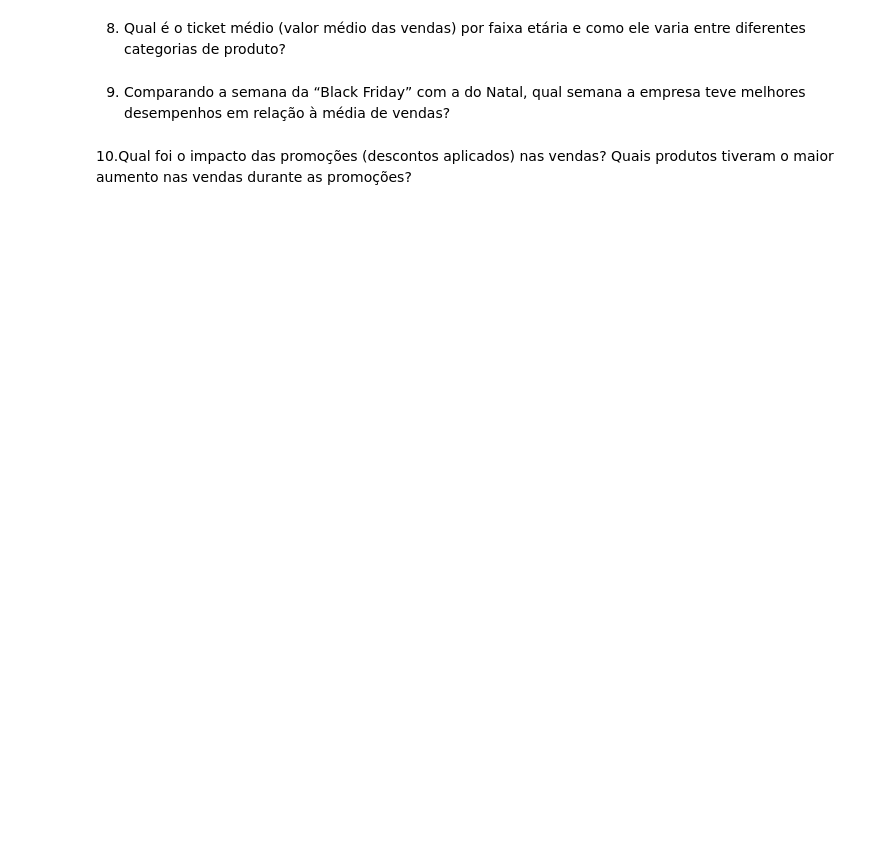
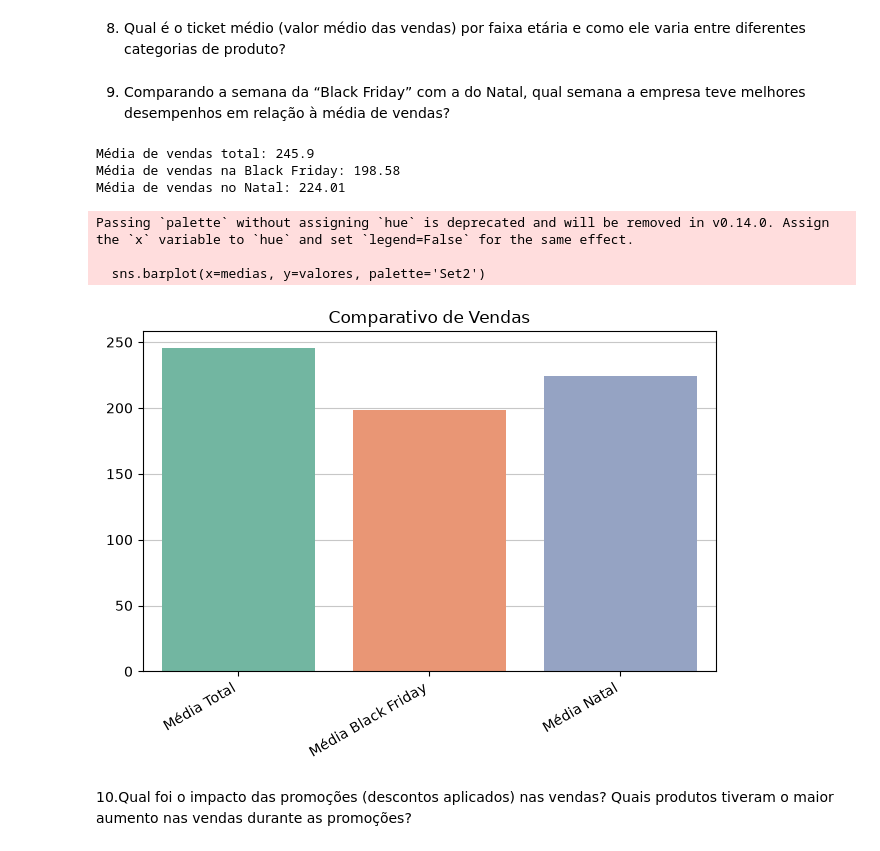
Before and after one commit to Danibisinoto/Repositorio_PROJETO_FINAL_Analise_Exploratoria_de_Dados, a Jupyter notebook: PROJETO.IPYNB, the cells around one changed output. Saved outputs shown, nothing was run; the diff lists cells and outputs as text; code cells hidden in the pictures; blank space fills up the shorter version.

```diff
--- a/PROJETO.IPYNB
+++ b/PROJETO.IPYNB
@@ -597,6 +661,55 @@ diferentes categorias de produto?
 # %% [markdown]
 9. Comparando a semana da “Black Friday” com a do Natal, qual semana a empresa teve
 melhores desempenhos em relação à média de vendas?
+# %%
+#df['Ano']=pd.to_datetime(df['Data']).dt.to_period('Y')
+#df['Ano']
+# conferindo o ano da df >>>>>> 2023 <<<<<<
+
+
+# Pesquisando no Google, em 2023 a semana da Black Friday foi de 20 a 26 de novembro (sendo a Black no dia 24)
+# >> semana 47 do ano
+# e a semana do Natal de 18 a 24 de dezembro, sendo o Natal dia 25 (uma segunda feira) >> semana 51 do ano
+
+media_vendas=df['Total_Venda'].mean().round(2)
+#media_vendas
+
+black_friday=df[(df['Data']>= '2023-11-20')&(df['Data']<='2023-11-26')]['Total_Venda'].mean().round(2)
+#black_friday
+
+natal=df[(df['Data']>= '2023-12-18')&(df['Data']<='2023-12-25')]['Total_Venda'].mean().round(2)
+#natal
+
+print(f'Média de vendas total: {media_vendas}')
+print(f'Média de vendas na Black Friday: {black_friday}')
+print(f'Média de vendas no Natal: {natal}')
+
+#####ANALISE
+# Como esperado, é possível observar que a média de vendas na semana do Natal é mais próxima da média total do que
+# a média de vendas na Black Friday, justamente por no Natal o foco ser a Ceia de Natal, onde produtos de supermercado
+# tem grande foco (bebidas, congelados, etc), totalmente o oposto do foco da Black Friday (eletrônicos, vestuário, etc)
+# %% [output]
+Média de vendas total: 245.9
+Média de vendas na Black Friday: 198.58
+Média de vendas no Natal: 224.01
+# %%
+#analisando em gráfico
+
+medias=['Média Total', 'Média Black Friday', 'Média Natal']
+valores=[media_vendas, black_friday, natal]
+
+sns.barplot(x=medias, y=valores, palette='Set2')
+plt.grid(axis='y', linestyle='-', alpha=0.7) #colocando linhas de grade para melhor visualização
+plt.gca().set_axisbelow(True) #colocando as linhas de grade atrás das barras
+plt.xticks(rotation=30, ha="right") # rotacionando as categorias para ficar melhor a leitura alinhando à direita
+plt.title('Comparativo de Vendas')
+plt.tight_layout() #ajuste automático dos espaços
+plt.show()
+# %% [output]
+Passing `palette` without assigning `hue` is deprecated and will be removed in v0.14.0. Assign the `x` variable to `hue` and set `legend=False` for the same effect.
+
+  sns.barplot(x=medias, y=valores, palette='Set2')
+[figure, added]
 # %% [markdown]
 10.Qual foi o impacto das promoções (descontos aplicados) nas vendas? Quais produtos
 tiveram o maior aumento nas vendas durante as promoções?
```
Also changed, not shown: parts of 4 cells of this notebook.
